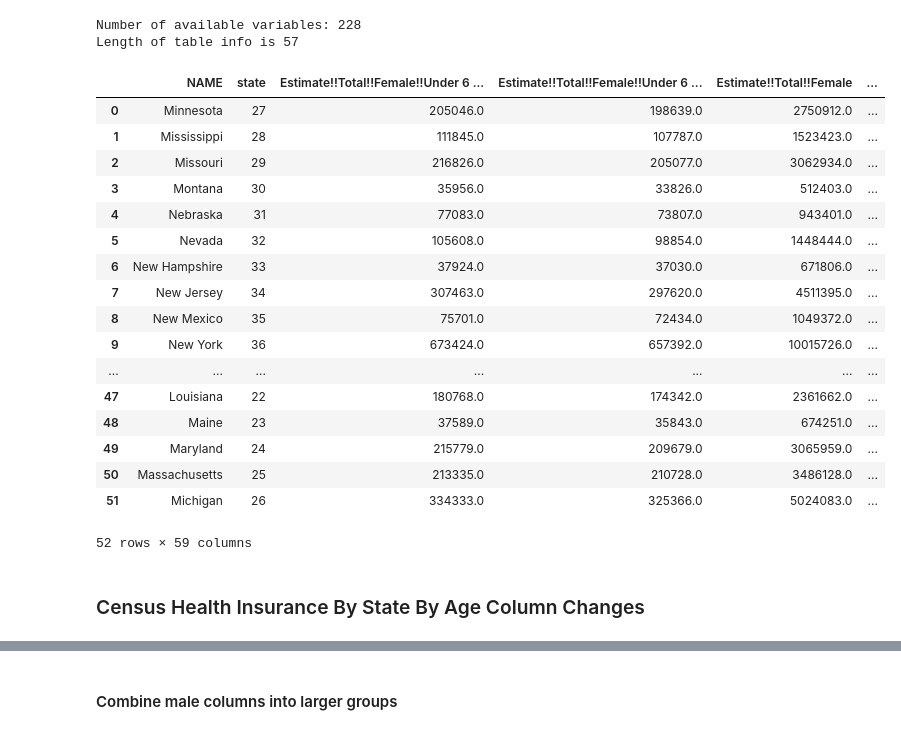
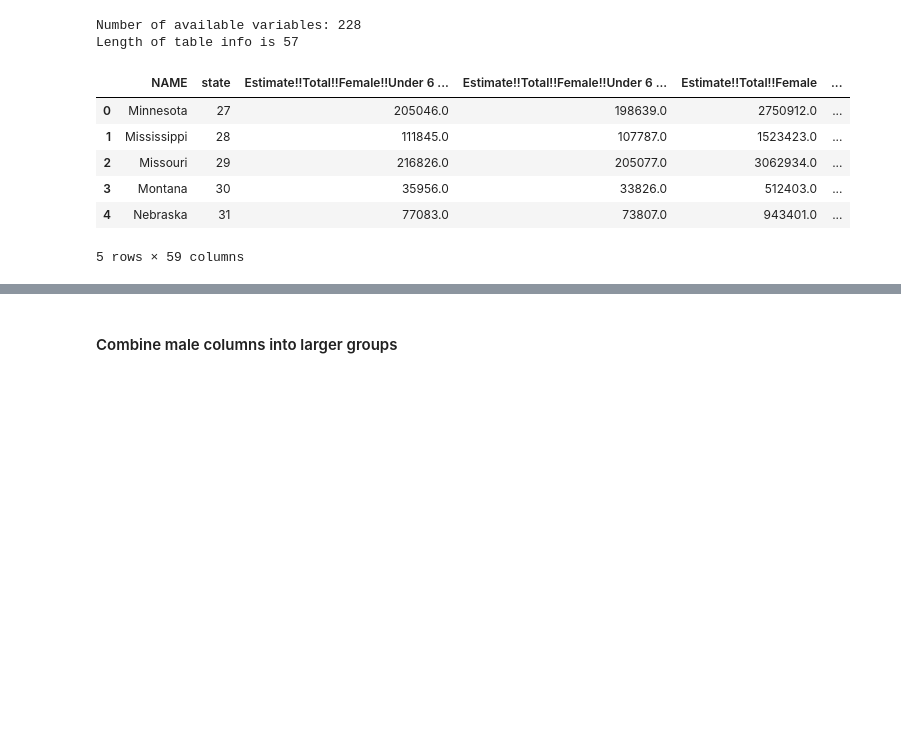
Before and after one commit to havyjavy/Healthcare-and-Covid-19, a Jupyter notebook: Notebooks/Infection_Mortality_Uninsured.ipynb, the cells around one changed output, grey strips where cells are left out. Cells and saved outputs as stored; diff of their text form; code cells hidden in the pictures; blank space fills up the shorter version.

```diff
--- a/Notebooks/Infection_Mortality_Uninsured.ipynb
+++ b/Notebooks/Infection_Mortality_Uninsured.ipynb
@@ -86,47 +98,34 @@ if columns_amounts > 50:
 
     census_B27001_HealthInsSexByAge_df = census_data_base
     for i in range(len(table_column_names)):
 #         print(f'List Value: {table_column_names[i]}, Column Name: {census_B27001_HealthInsSexByAge_df.columns[i+2]}, Label Name: {table_column_labels[i]}')
         census_B27001_HealthInsSexByAge_df = census_B27001_HealthInsSexByAge_df.rename(columns = {census_B27001_HealthInsSexByAge_df.columns[i+2]: table_column_labels[i]})
 else:
     table_columns = ""
     for ind in table_info.index:
         table_columns = table_columns + f"{ind},"
 
 
     column_list = table_columns[:-1]
     census_data = c.acs5.get(("NAME", column_list),
                               {'for': 'state:*'})
 
     for i in range(len(table_info)) :
         for d in census_data:
             d[table_info.iloc[i, 0]] = d.pop(table_info.index[i])
 
     census_B27001_HealthInsSexByAge_df = pd.DataFrame(census_data)
 
-
-census_B27001_HealthInsSexByAge_df.to_csv("census_B27001_HealthInsSexByAge.csv", encoding="utf-8", index=False )
-census_B27001_HealthInsSexByAge_df
+outfile = os.path.join("Output", "census_B27001_HealthInsSexByAge.csv")
+census_B27001_HealthInsSexByAge_df.to_csv(outfile, encoding="utf-8", index=False )
+census_B27001_HealthInsSexByAge_df.head()
 # %% [output]
 Number of available variables: 228
 Length of table info is 57
 |  | NAME | state | Estimate!!Total!!Female!!Under 6 ... | Estimate!!Total!!Female!!Under 6 ... | Estimate!!Total!!Female | ... |
 | 0 | Minnesota | 27 | 205046.0 | 198639.0 | 2750912.0 | ... |
 | 1 | Mississippi | 28 | 111845.0 | 107787.0 | 1523423.0 | ... |
 | 2 | Missouri | 29 | 216826.0 | 205077.0 | 3062934.0 | ... |
 | 3 | Montana | 30 | 35956.0 | 33826.0 | 512403.0 | ... |
 | 4 | Nebraska | 31 | 77083.0 | 73807.0 | 943401.0 | ... |
-| 5 | Nevada | 32 | 105608.0 | 98854.0 | 1448444.0 | ... |
-| 6 | New Hampshire | 33 | 37924.0 | 37030.0 | 671806.0 | ... |
-| 7 | New Jersey | 34 | 307463.0 | 297620.0 | 4511395.0 | ... |
-| 8 | New Mexico | 35 | 75701.0 | 72434.0 | 1049372.0 | ... |
-| 9 | New York | 36 | 673424.0 | 657392.0 | 10015726.0 | ... |
-| ... | ... | ... | ... | ... | ... | ... |
-| 47 | Louisiana | 22 | 180768.0 | 174342.0 | 2361662.0 | ... |
-| 48 | Maine | 23 | 37589.0 | 35843.0 | 674251.0 | ... |
-| 49 | Maryland | 24 | 215779.0 | 209679.0 | 3065959.0 | ... |
-| 50 | Massachusetts | 25 | 213335.0 | 210728.0 | 3486128.0 | ... |
-| 51 | Michigan | 26 | 334333.0 | 325366.0 | 5024083.0 | ... |
-52 rows × 59 columns
+5 rows × 59 columns
-# %% [markdown]
-### Census Health Insurance By State By Age Column Changes
```
Also changed, not shown: parts of 31 cells of this notebook, 7 other files.
